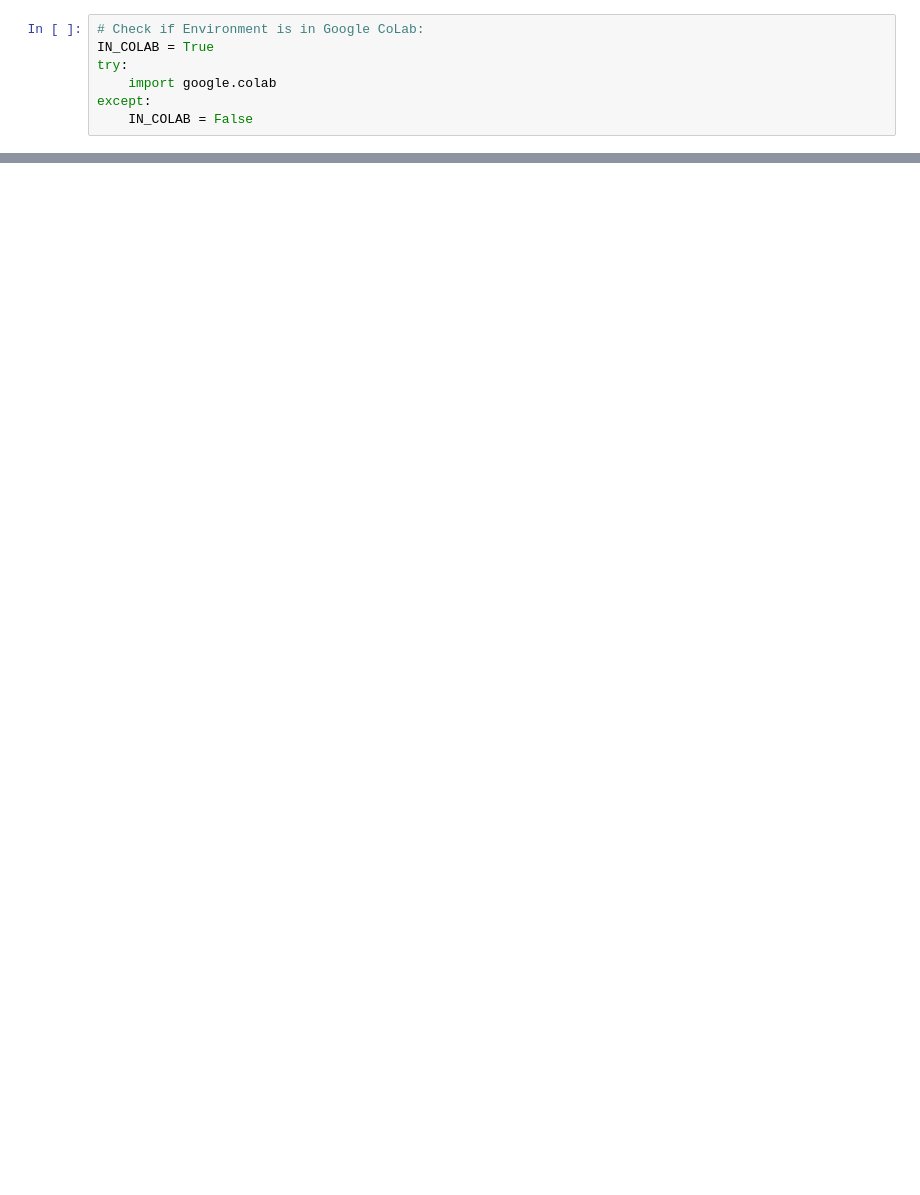
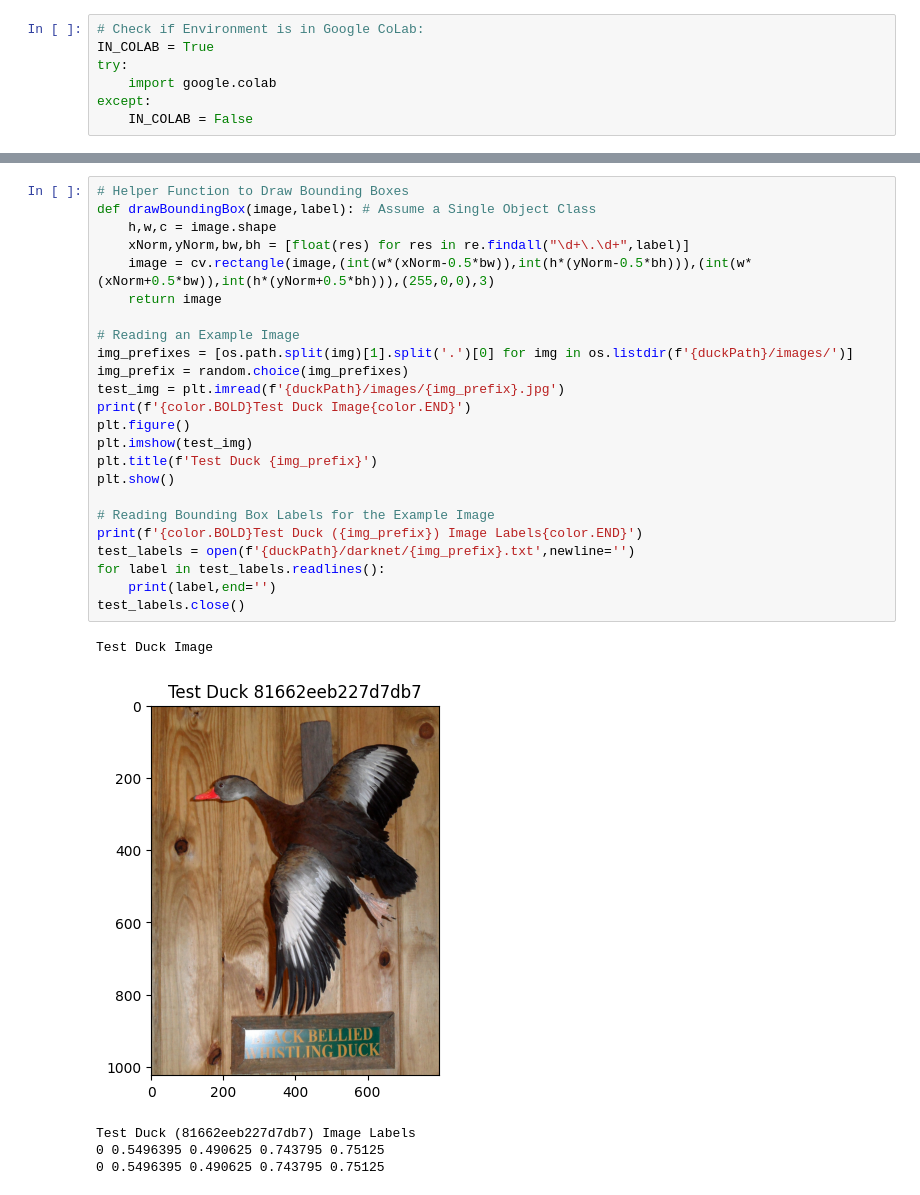
Before and after one commit to dotimothy/DuckDetector, a Jupyter notebook: TrainDuckDetector.ipynb, the cells around one changed output, grey strips where cells are left out. Cells and saved outputs as stored; diff of their text form; blank space fills up the shorter version.

Commit message:
Finished Bounding Box Visualizations

```diff
--- a/TrainDuckDetector.ipynb
+++ b/TrainDuckDetector.ipynb
@@ -88,0 +151,30 @@ GPU: Tesla T4
+# %%
+# Helper Function to Draw Bounding Boxes
+def drawBoundingBox(image,label): # Assume a Single Object Class
+    h,w,c = image.shape
+    xNorm,yNorm,bw,bh = [float(res) for res in re.findall("\d+\.\d+",label)]
+    image = cv.rectangle(image,(int(w*(xNorm-0.5*bw)),int(h*(yNorm-0.5*bh))),(int(w*(xNorm+0.5*bw)),int(h*(yNorm+0.5*bh))),(255,0,0),3)
+    return image
+
+# Reading an Example Image
+img_prefixes = [os.path.split(img)[1].split('.')[0] for img in os.listdir(f'{duckPath}/images/')]
+img_prefix = random.choice(img_prefixes)
+test_img = plt.imread(f'{duckPath}/images/{img_prefix}.jpg')
+print(f'{color.BOLD}Test Duck Image{color.END}')
+plt.figure()
+plt.imshow(test_img)
+plt.title(f'Test Duck {img_prefix}')
+plt.show()
+
+# Reading Bounding Box Labels for the Example Image
+print(f'{color.BOLD}Test Duck ({img_prefix}) Image Labels{color.END}')
+test_labels = open(f'{duckPath}/darknet/{img_prefix}.txt',newline='')
+for label in test_labels.readlines():
+    print(label,end='')
+test_labels.close()
+# %% [output]
+Test Duck Image
+[figure, added]
+Test Duck (81662eeb227d7db7) Image Labels
+0 0.5496395 0.490625 0.743795 0.75125
+0 0.5496395 0.490625 0.743795 0.75125
```
Also changed, not shown: parts of 17 cells of this notebook.
